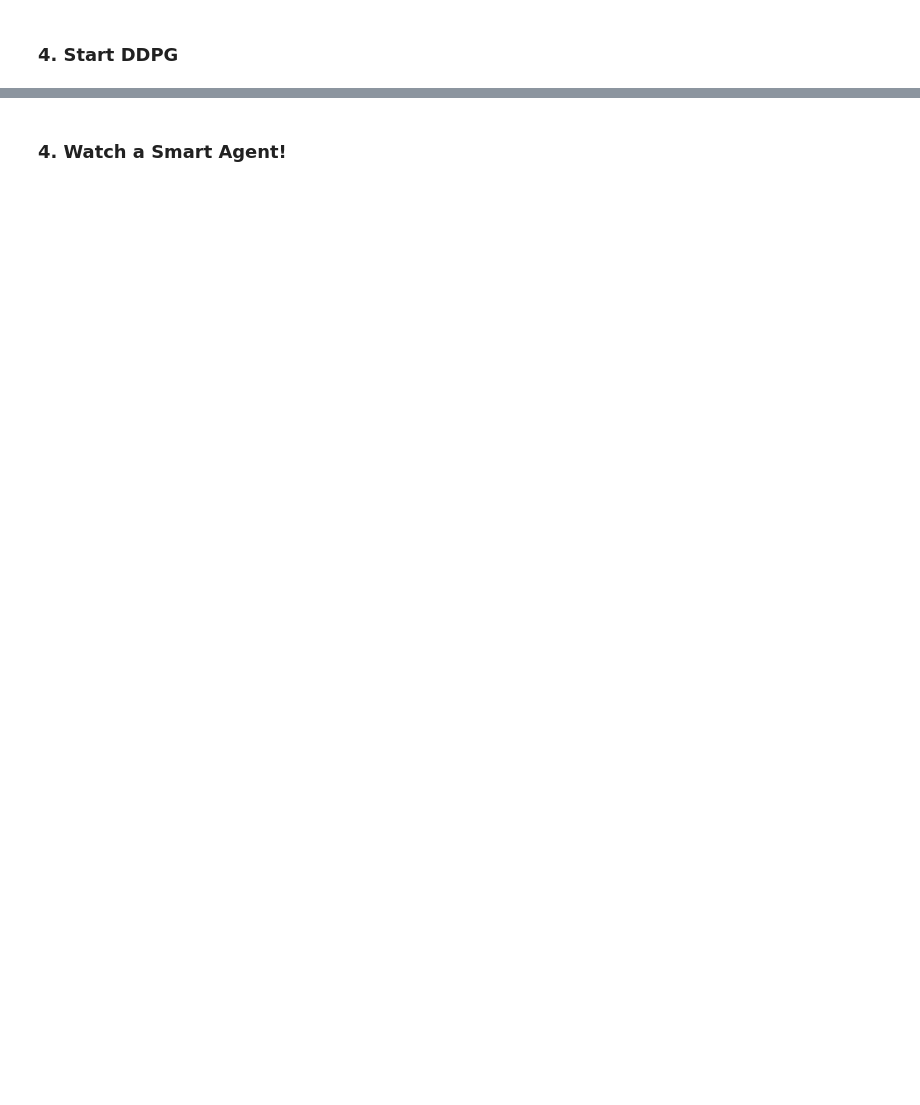
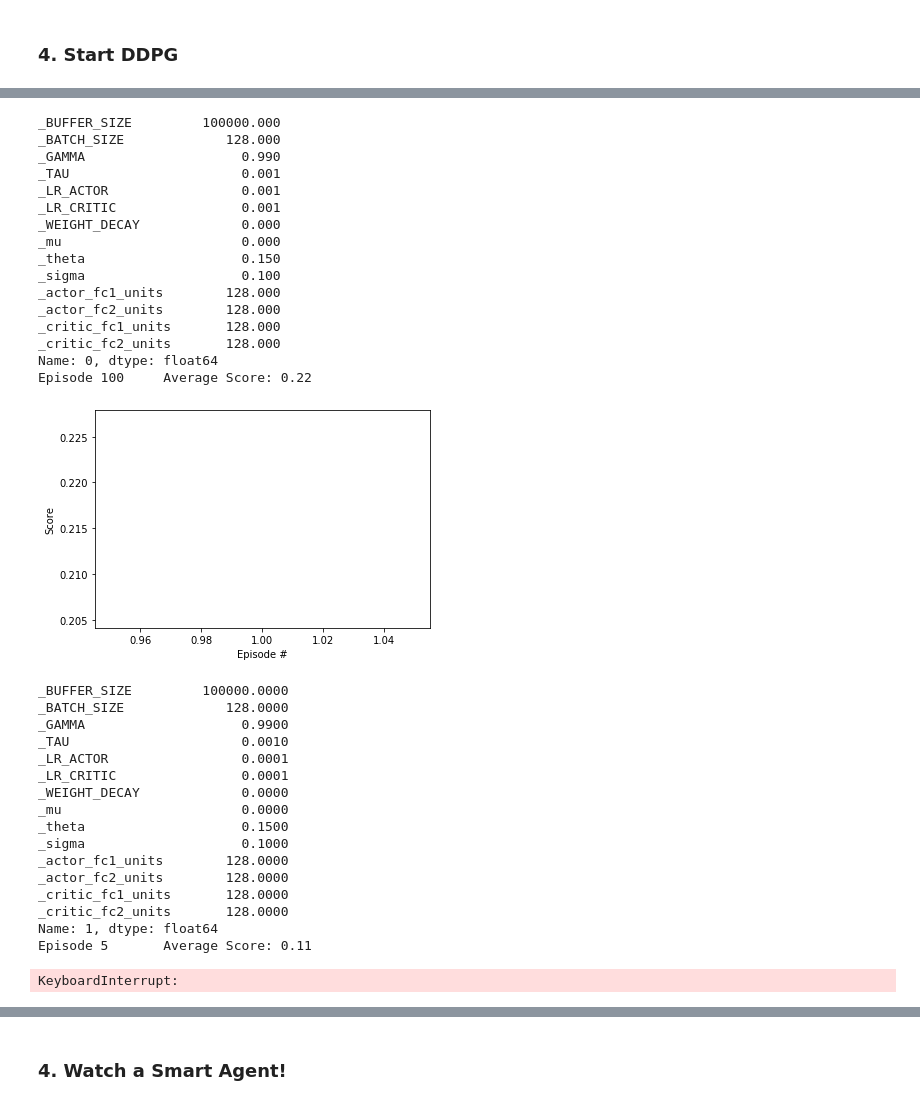
Before and after one commit to HajimeK/deep-reinforcement-learning, a Jupyter notebook: p2_continuous-control/Continuous_Control.ipynb, the cells around one changed output, grey strips where cells are left out. Drawn from its saved outputs; the diff is of its cells as text; code cells hidden in the pictures; blank space fills up the shorter version.

```diff
--- a/p2_continuous-control/Continuous_Control.ipynb
+++ b/p2_continuous-control/Continuous_Control.ipynb
@@ -160,11 +126,8 @@ Episode 1000    Average Score: 0.14
-# %%
-agent = Agent(state_size=state_size, action_size=action_size, random_seed=2)
 # %%
-scores = ddpg()
-
-fig = plt.figure()
-ax = fig.add_subplot(111)
-plt.plot(np.arange(1, len(scores)+1), scores)
-plt.ylabel('Score')
-plt.xlabel('Episode #')
-plt.show()
+def plotscores(scores):
+    fig = plt.figure()
+    ax = fig.add_subplot(111)
+    plt.plot(np.arange(1, len(scores)+1), scores)
+    plt.ylabel('Score')
+    plt.xlabel('Episode #')
+    plt.show()
@@ -170,0 +155,4 @@ plt.show()
+# %%
+import pandas as pd
+df_hyperparameters = pd.read_csv('./hyperparameters.csv')
+df_hyperparameters
@@ -170,0 +166,22 @@ plt.show()
+# %%
+from tqdm import tqdm_notebook as tqdm
+
+for index, row in tqdm(df_hyperparameters.iterrows()):
+    print(row)
+    agent = Agent(state_size, action_size, 2,
+                int(row["_BUFFER_SIZE"]),
+                int(row["_BATCH_SIZE"]),
+                row["_GAMMA"],
+                row["_TAU"],
+                row["_LR_ACTOR"],
+                row["_LR_CRITIC"],
+                row["_WEIGHT_DECAY"],
+                row["_mu"],
+                row["_theta"],
+                row["_sigma"],
+                int(row["_actor_fc1_units"]),
+                int(row["_actor_fc2_units"]),
+                int(row["_critic_fc1_units"]),
+                int(row["_critic_fc2_units"]))
+    plotscores(ddpg(agent, 30))
+# %% [output]
@@ -170,0 +189,34 @@ plt.show()
+_BUFFER_SIZE         100000.000
+_BATCH_SIZE             128.000
+_GAMMA                    0.990
+_TAU                      0.001
+_LR_ACTOR                 0.001
+_LR_CRITIC                0.001
+_WEIGHT_DECAY             0.000
+_mu                       0.000
+_theta                    0.150
+_sigma                    0.100
+_actor_fc1_units        128.000
+_actor_fc2_units        128.000
+_critic_fc1_units       128.000
+_critic_fc2_units       128.000
+Name: 0, dtype: float64
+Episode 100     Average Score: 0.22
+[figure, added]
+_BUFFER_SIZE         100000.0000
+_BATCH_SIZE             128.0000
+_GAMMA                    0.9900
+_TAU                      0.0010
+_LR_ACTOR                 0.0001
+_LR_CRITIC                0.0001
+_WEIGHT_DECAY             0.0000
+_mu                       0.0000
+_theta                    0.1500
+_sigma                    0.1000
+_actor_fc1_units        128.0000
+_actor_fc2_units        128.0000
+_critic_fc1_units       128.0000
+_critic_fc2_units       128.0000
+Name: 1, dtype: float64
+Episode 5       Average Score: 0.11
+KeyboardInterrupt:
```
Also changed, not shown: parts of 14 cells of this notebook, 6 other files.
